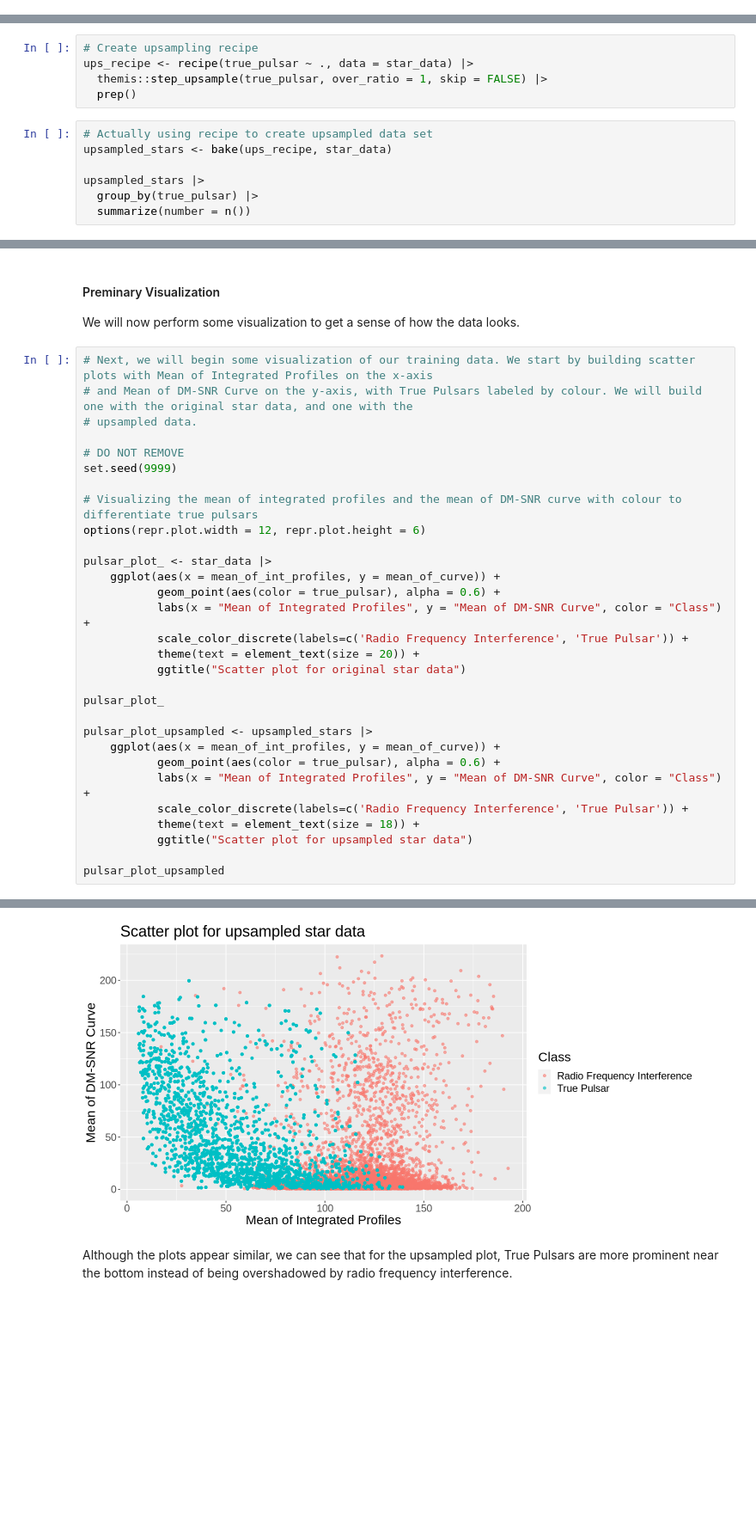
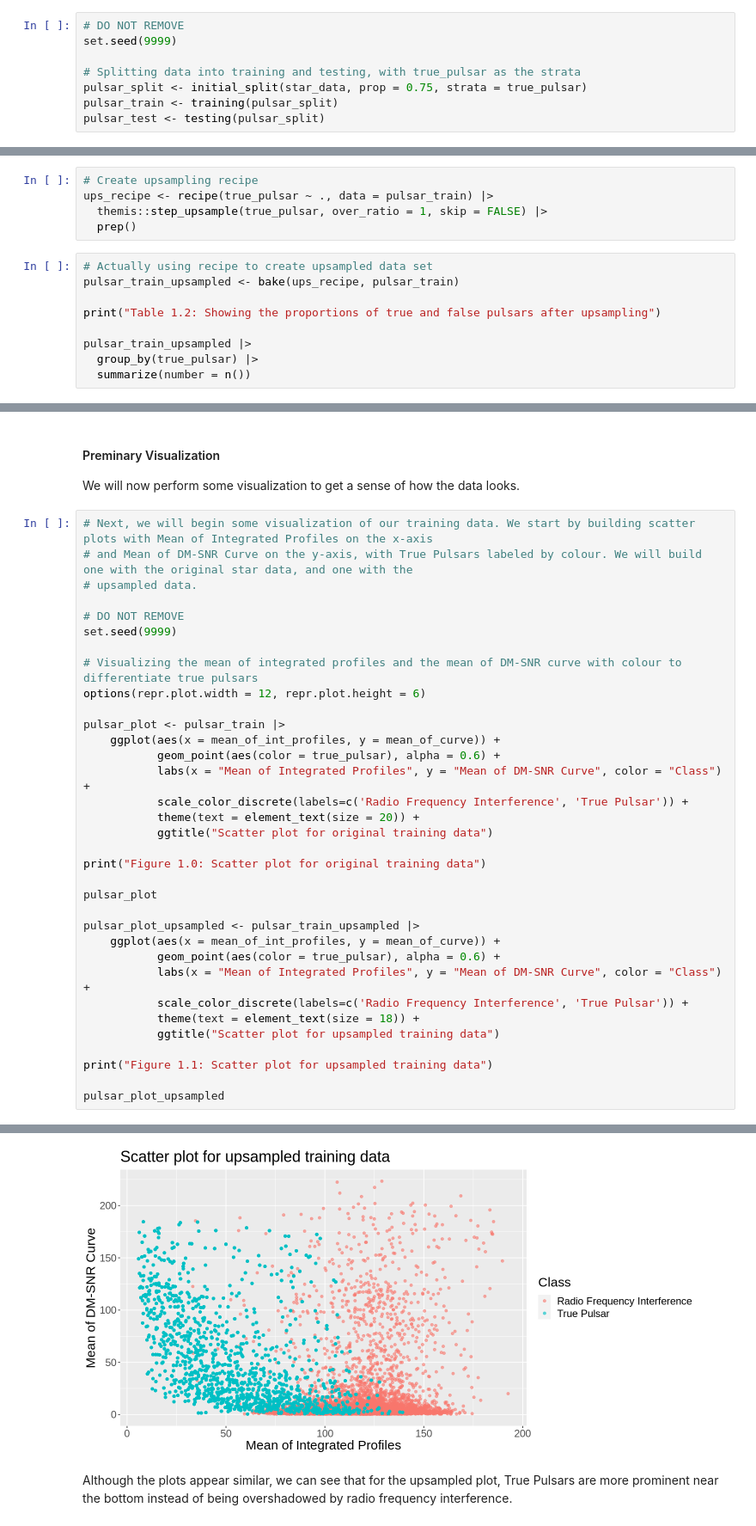
Before and after one commit to HarlH/Classification, a Jupyter notebook: Project_Report.ipynb, the cells around one changed output, grey strips where cells are left out. Shown at 86% size. Saved outputs shown, nothing was run; the diff lists cells and outputs as text; blank space fills up the shorter version.

Commit message:
reaaranged code to perform splitting earlier

```diff
--- a/Project_Report.ipynb
+++ b/Project_Report.ipynb
@@ -110,2 +116,10 @@ Before we begin classification, we will first take a closer look at our training
+# %%
+# DO NOT REMOVE
+set.seed(9999)
+
+# Splitting data into training and testing, with true_pulsar as the strata
+pulsar_split <- initial_split(star_data, prop = 0.75, strata = true_pulsar)
+pulsar_train <- training(pulsar_split)
+pulsar_test <- testing(pulsar_split)
 # %%
 # Summarizing data into table counting the number of true and false pulsars
@@ -123,14 +141,16 @@ A tibble: 2 × 2
 Here, we can see that there is a class imbalance - there are about 10 times more false pulsars than true pulsars! To solve this, we oversample the true pulsars in order to ensure that our classification is not skewed towards predicting false.
 # %%
 # Create upsampling recipe
-ups_recipe <- recipe(true_pulsar ~ ., data = star_data) |>
+ups_recipe <- recipe(true_pulsar ~ ., data = pulsar_train) |>
   themis::step_upsample(true_pulsar, over_ratio = 1, skip = FALSE) |>
   prep()
 # %%
 # Actually using recipe to create upsampled data set
-upsampled_stars <- bake(ups_recipe, star_data)
+pulsar_train_upsampled <- bake(ups_recipe, pulsar_train)
 
-upsampled_stars |>
+print("Table 1.2: Showing the proportions of true and false pulsars after upsampling")
+
+pulsar_train_upsampled |>
   group_by(true_pulsar) |>
   summarize(number = n())
 # %% [output]
@@ -172,23 +196,27 @@ set.seed(9999)
 # Visualizing the mean of integrated profiles and the mean of DM-SNR curve with colour to differentiate true pulsars
 options(repr.plot.width = 12, repr.plot.height = 6)
 
-pulsar_plot_ <- star_data |>
+pulsar_plot <- pulsar_train |>
     ggplot(aes(x = mean_of_int_profiles, y = mean_of_curve)) +
            geom_point(aes(color = true_pulsar), alpha = 0.6) +
            labs(x = "Mean of Integrated Profiles", y = "Mean of DM-SNR Curve", color = "Class") +
            scale_color_discrete(labels=c('Radio Frequency Interference', 'True Pulsar')) +
            theme(text = element_text(size = 20)) +
-           ggtitle("Scatter plot for original star data")
+           ggtitle("Scatter plot for original training data")
 
-pulsar_plot_
+print("Figure 1.0: Scatter plot for original training data")
 
-pulsar_plot_upsampled <- upsampled_stars |>
+pulsar_plot
+
+pulsar_plot_upsampled <- pulsar_train_upsampled |>
     ggplot(aes(x = mean_of_int_profiles, y = mean_of_curve)) +
            geom_point(aes(color = true_pulsar), alpha = 0.6) +
            labs(x = "Mean of Integrated Profiles", y = "Mean of DM-SNR Curve", color = "Class") +
            scale_color_discrete(labels=c('Radio Frequency Interference', 'True Pulsar')) +
            theme(text = element_text(size = 18)) +
-           ggtitle("Scatter plot for upsampled star data")
+           ggtitle("Scatter plot for upsampled training data")
+
+print("Figure 1.1: Scatter plot for upsampled training data")
 
 pulsar_plot_upsampled
 # %% [output]
@@ -196,4 +226,4 @@ pulsar_plot_upsampled
-[figure, old version]
+[figure, new version]
 # %% [markdown]
 Although the plots appear similar, we can see that for the upsampled plot, True Pulsars are more prominent near the bottom instead of being overshadowed by radio frequency interference.
 # %% [markdown]
```
Also changed, not shown: parts of 20 cells of this notebook.
